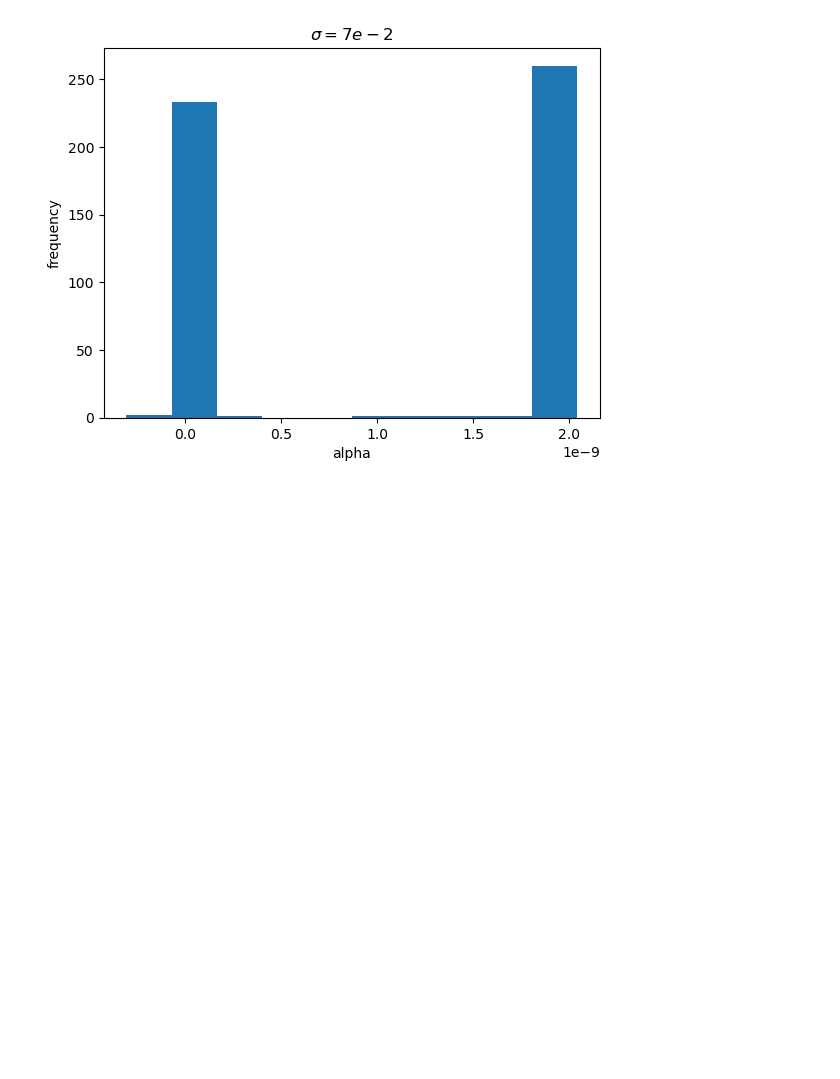
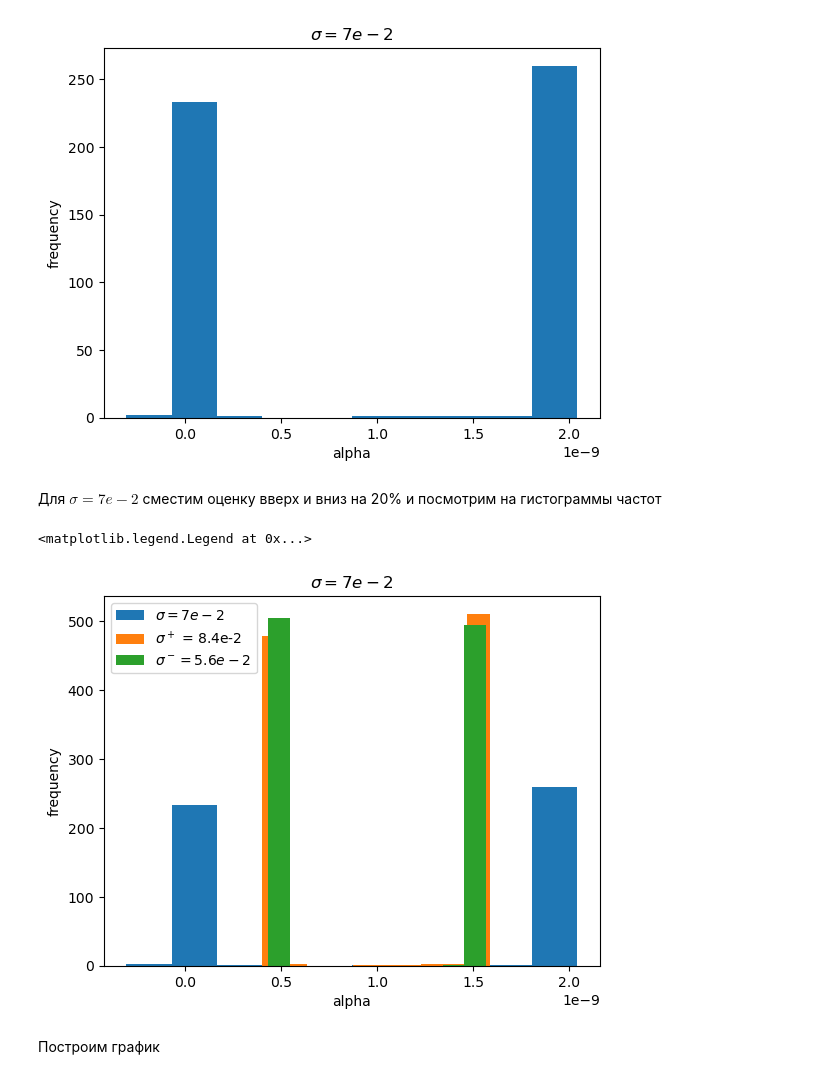
Before and after one commit to EHAT32/inverse, a Jupyter notebook: 30_9/second_method.ipynb, the cells around one changed output. Saved outputs shown, nothing was run; the diff lists cells and outputs as text; code cells hidden in the pictures; blank space fills up the shorter version.

Commit message:
made hists for sigma

```diff
--- a/30_9/second_method.ipynb
+++ b/30_9/second_method.ipynb
@@ -39,8 +35,8 @@ m_ar = torch.from_numpy(m_ar)
 epoch_num = 1000
 alpha_opt = np.zeros(epoch_num)
 # %%
-sig_1 = np.load('D:/python/inverse/30_9/sec_meth_1_e_1.npy')
-sig_2 = np.load('D:/python/inverse/30_9/sec_meth_7_e_2_n.npy')
+sig_1 = np.load('../30_9/sec_meth_1_e_1.npy')
+sig_2 = np.load('../30_9/sec_meth_7_e_2_n.npy')
 # %%
 plt.hist(sig_1)
 plt.title('$\sigma = 1e-1$')
@@ -57,3 +53,21 @@ plt.ylabel('frequency')
 # %% [output]
 Text(0, 0.5, 'frequency')
 [figure]
+# %% [markdown]
+Для $\sigma = 7e-2$ сместим оценку вверх и вниз на 20% и посмотрим на гистограммы частот
+# %%
+sig_high = np.load('../30_9/sec_meth_7_e_2_high.npy')
+sig_low = np.load('../30_9/sec_meth_7_e_2_low.npy')
+# %%
+plt.hist(sig_2, label='$\sigma = 7e-2$')
+plt.hist(sig_high, label='$\sigma^+$ = 8.4e-2')
+plt.hist(sig_low, label='$\sigma^- = 5.6e-2$')
+plt.title('$\sigma = 7e-2$')
+plt.xlabel('alpha')
+plt.ylabel('frequency')
+plt.legend()
+# %% [output]
+<matplotlib.legend.Legend at 0x...>
+[figure, added]
+# %% [markdown]
+Построим график
```
Also changed, not shown: parts of 3 cells of this notebook, 1 other file.
